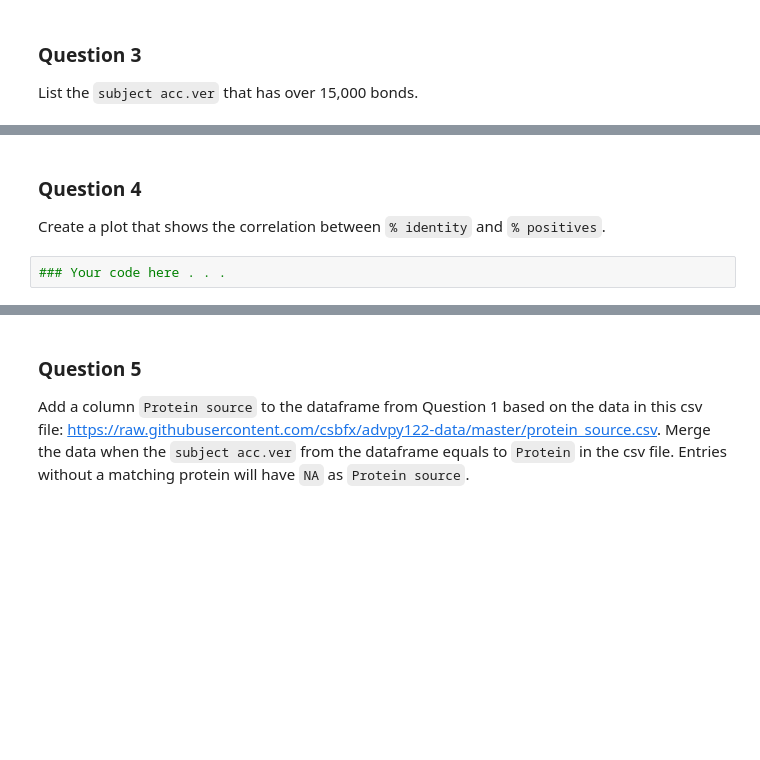
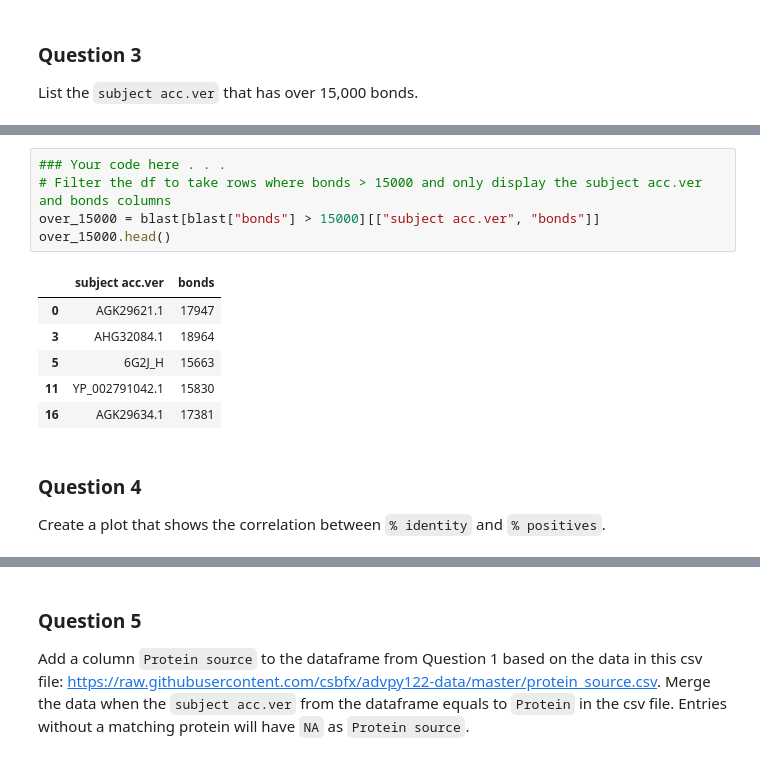
Before and after one commit to CS133-DataVisualization/cl-and-homework-JayBA1010, a Jupyter notebook: M04_HW_complicated.ipynb, the cells around one changed output, grey strips where cells are left out. Cells and saved outputs as stored; diff of their text form; blank space fills up the shorter version.

```diff
--- a/M04_HW_complicated.ipynb
+++ b/M04_HW_complicated.ipynb
@@ -67,5 +71,15 @@ List the `subject acc.ver` that has over 15,000 bonds.
+# %%
+### Your code here . . .
+# Filter the df to take rows where bonds > 15000 and only display the subject acc.ver and bonds columns
+over_15000 = blast[blast["bonds"] > 15000][["subject acc.ver", "bonds"]]
+over_15000.head()
+# %% [output]
+|  | subject acc.ver | bonds |
+| 0 | AGK29621.1 | 17947 |
+| 3 | AHG32084.1 | 18964 |
+| 5 | 6G2J_H | 15663 |
+| 11 | YP_002791042.1 | 15830 |
+| 16 | AGK29634.1 | 17381 |
 # %% [markdown]
 ### Question 4
 Create a plot that shows the correlation between `% identity` and `% positives`.
-# %%
-### Your code here . . .
```
Also changed, not shown: parts of 4 cells of this notebook.
